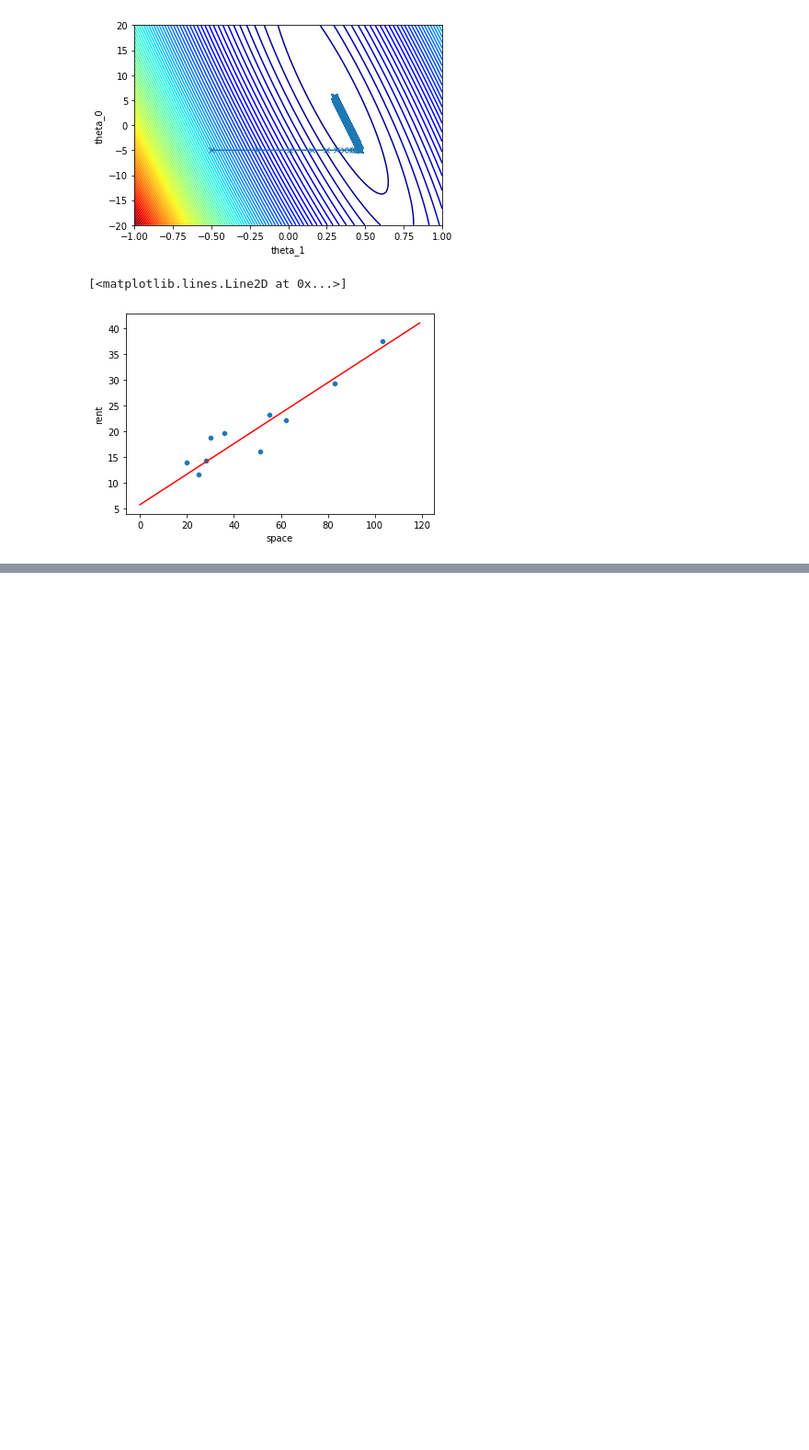
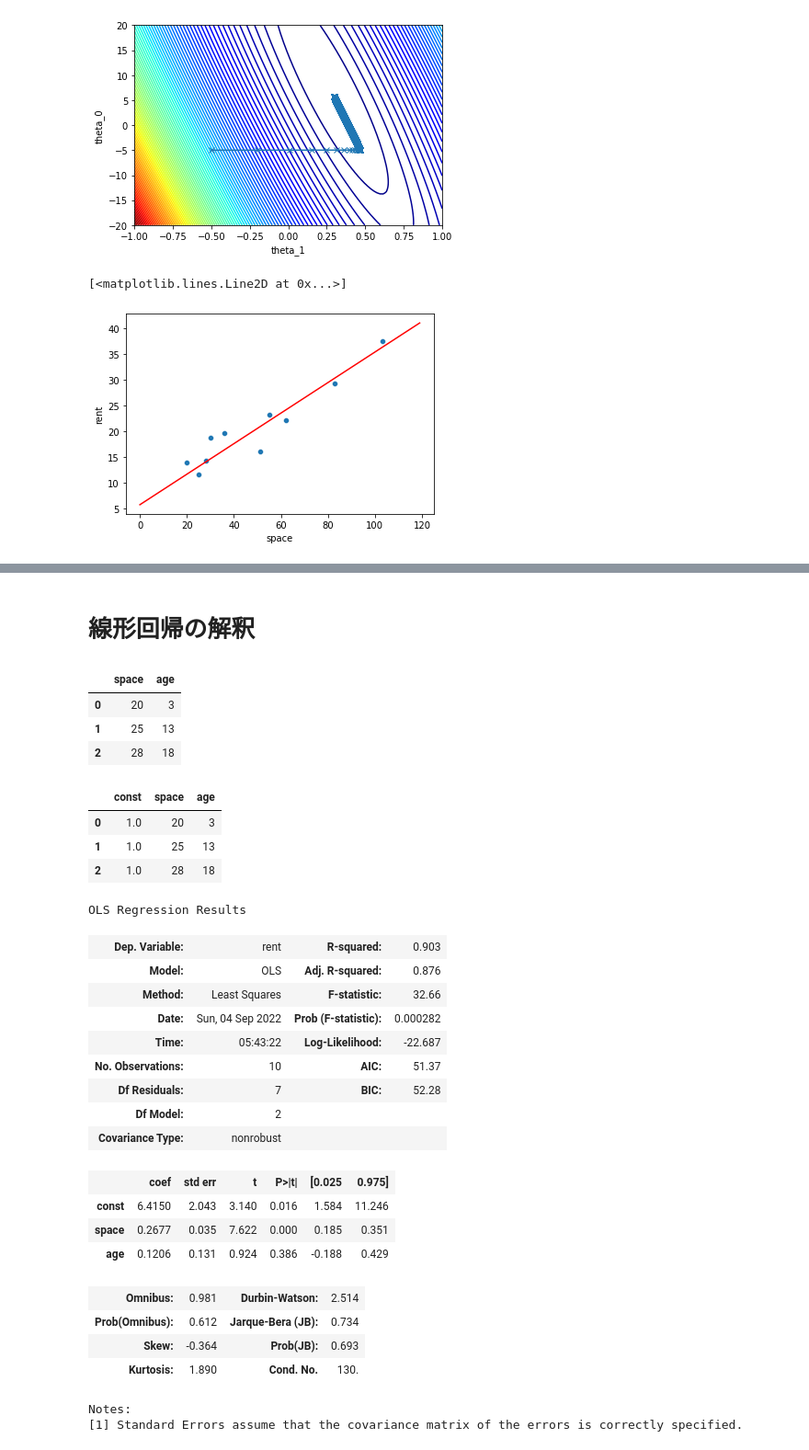
Before and after one commit to KK-raven/practice-machine-learning, a Jupyter notebook: practice.ipynb, the cells around one changed output, grey strips where cells are left out. Shown: that part at 92% size. Cells and saved outputs as stored; diff of their text form; code cells hidden in the pictures; blank space fills up the shorter version.

```diff
--- a/practice.ipynb
+++ b/practice.ipynb
@@ -165,0 +329,51 @@ plt.plot(x_value, y_value, 'r')
+# %% [markdown]
+# 線形回帰の解釈
+# %%
+# data
+df = pd.read_csv('sample_data2.csv')
+y_col = 'rent'
+X = df.loc[:, df.columns!=y_col]
+y = df[y_col]
+X.head(3)
+# %% [output]
+|  | space | age |
+| 0 | 20 | 3 |
+| 1 | 25 | 13 |
+| 2 | 28 | 18 |
+# %%
+# 線形回帰
+import statsmodels.api as sma
+
+# バイアス項の追加
+X = sma.add_constant(X)
+X.head(3)
+# %% [output]
+|  | const | space | age |
+| 0 | 1.0 | 20 | 3 |
+| 1 | 1.0 | 25 | 13 |
+| 2 | 1.0 | 28 | 18 |
+# %%
+est = sma.OLS(y, X)
+est_trained = est.fit()
+est_trained.summary()
+# %% [output]
+OLS Regression Results
+| Dep. Variable: | rent | R-squared: | 0.903 |
+| Model: | OLS | Adj. R-squared: | 0.876 |
+| Method: | Least Squares | F-statistic: | 32.66 |
+| Date: | Sun, 04 Sep 2022 | Prob (F-statistic): | 0.000282 |
+| Time: | 05:43:22 | Log-Likelihood: | -22.687 |
+| No. Observations: | 10 | AIC: | 51.37 |
+| Df Residuals: | 7 | BIC: | 52.28 |
+| Df Model: | 2 |  |  |
+| Covariance Type: | nonrobust |  |  |
+|  | coef | std err | t | P>|t| | [0.025 | 0.975] |
+| const | 6.4150 | 2.043 | 3.140 | 0.016 | 1.584 | 11.246 |
+| space | 0.2677 | 0.035 | 7.622 | 0.000 | 0.185 | 0.351 |
+| age | 0.1206 | 0.131 | 0.924 | 0.386 | -0.188 | 0.429 |
+| Omnibus: | 0.981 | Durbin-Watson: | 2.514 |
+| Prob(Omnibus): | 0.612 | Jarque-Bera (JB): | 0.734 |
+| Skew: | -0.364 | Prob(JB): | 0.693 |
+| Kurtosis: | 1.890 | Cond. No. | 130. |
+Notes:
+[1] Standard Errors assume that the covariance matrix of the errors is correctly specified.
```
Also changed, not shown: parts of 35 cells of this notebook.
